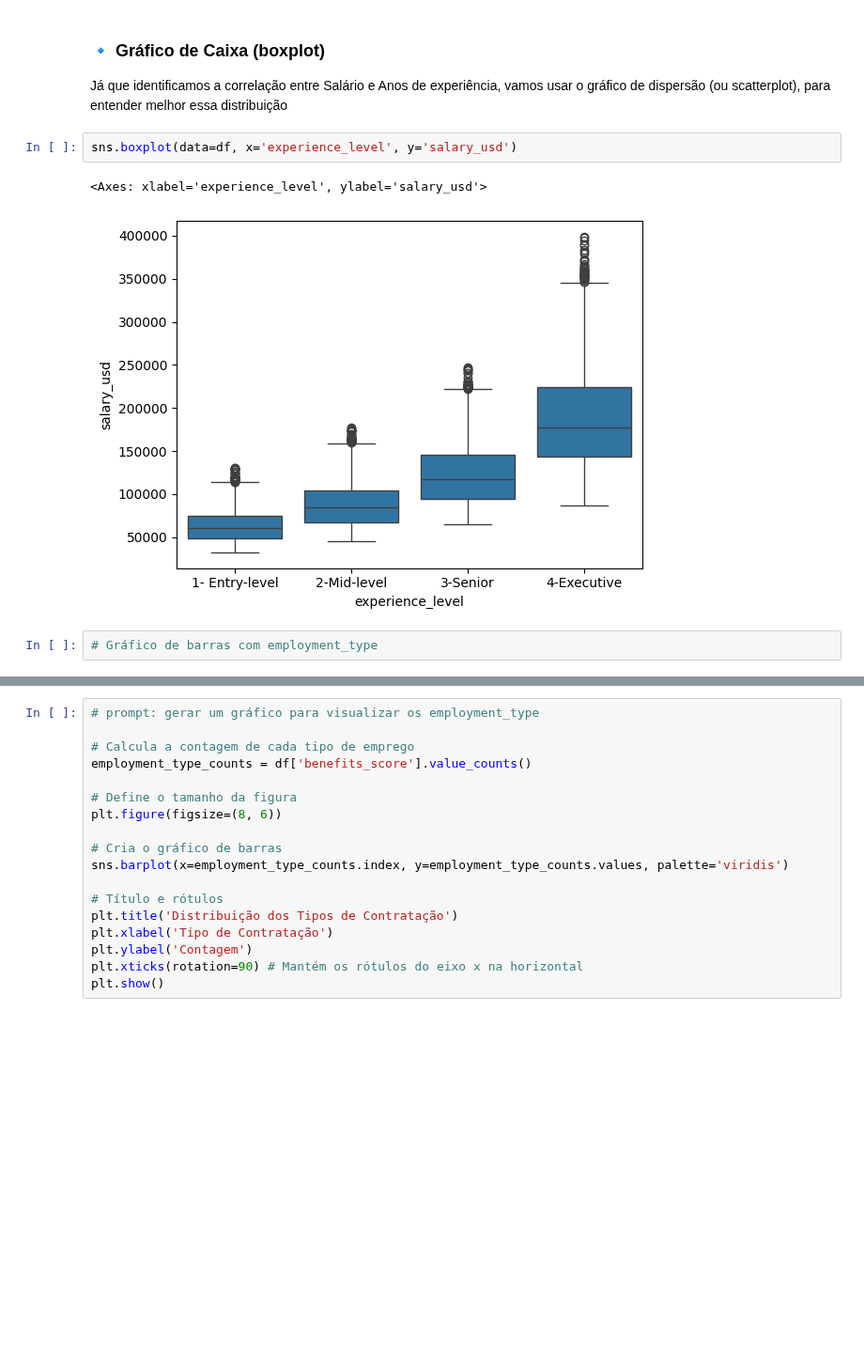
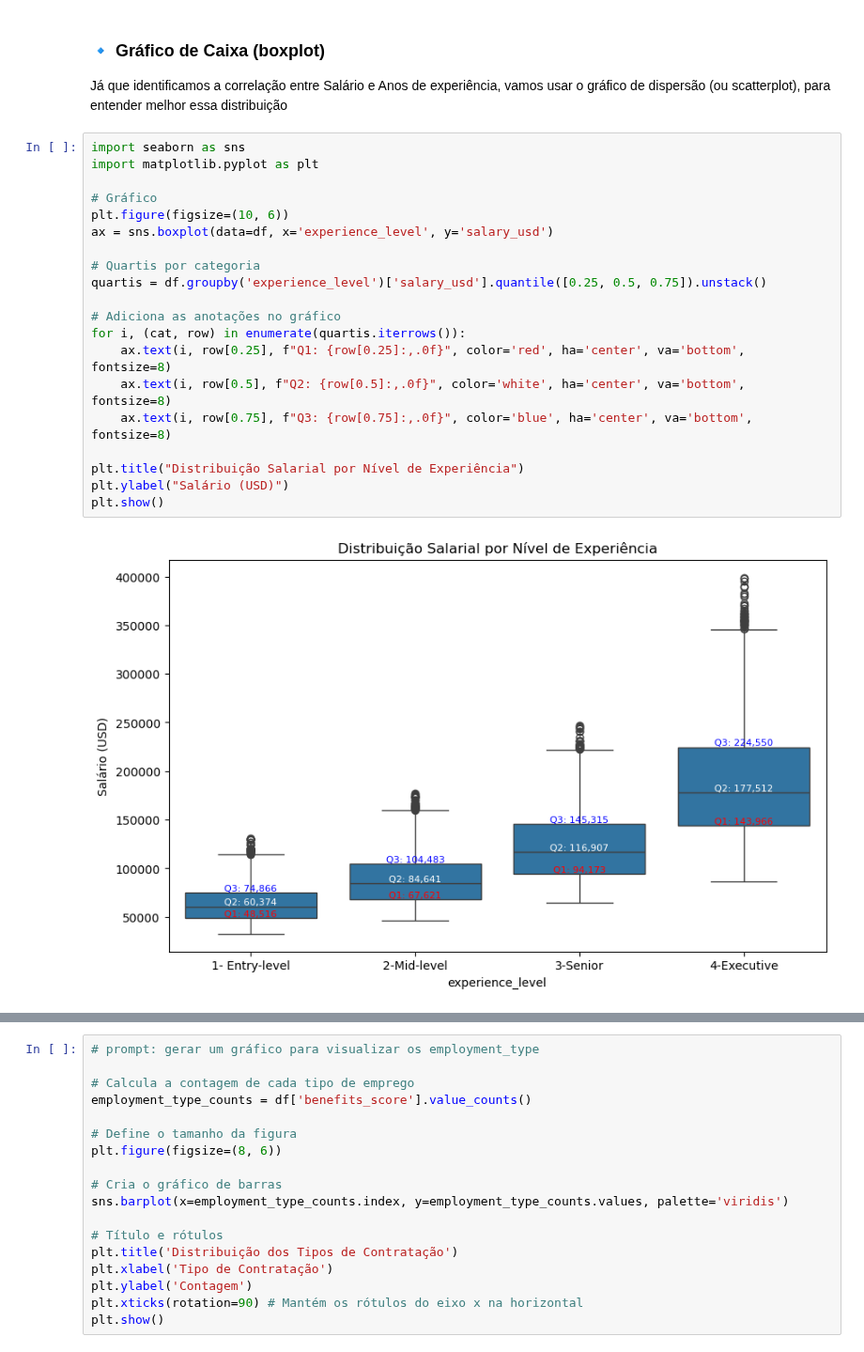
Before and after one commit to Cavalheiro93/mvp-data-analyst-global-ai-market, a Jupyter notebook: Projeto_MVP.ipynb, the cells around one changed output, grey strips where cells are left out. Shown at 94% size. Saved outputs shown, nothing was run; the diff lists cells and outputs as text; blank space fills up the shorter version.

Commit message:
Novos gráficos adicionados e ajuste no Boxplot e inclusão do resumo do gráfico

```diff
--- a/Projeto_MVP.ipynb
+++ b/Projeto_MVP.ipynb
@@ -316,10 +317,25 @@ Resumo:
 # %% [markdown]
 ### 🔹 Gráfico de Caixa (boxplot)
 Já que identificamos a correlação entre Salário e Anos de experiência, vamos usar o gráfico de dispersão (ou scatterplot), para entender melhor essa distribuição
-# %%
-sns.boxplot(data=df, x='experience_level', y='salary_usd')
-# %% [output]
-<Axes: xlabel='experience_level', ylabel='salary_usd'>
-[figure, removed]
-# %%
-# Gráfico de barras com employment_type
+# %%
+import seaborn as sns
+import matplotlib.pyplot as plt
+
+# Gráfico
+plt.figure(figsize=(10, 6))
+ax = sns.boxplot(data=df, x='experience_level', y='salary_usd')
+
+# Quartis por categoria
+quartis = df.groupby('experience_level')['salary_usd'].quantile([0.25, 0.5, 0.75]).unstack()
+
+# Adiciona as anotações no gráfico
+for i, (cat, row) in enumerate(quartis.iterrows()):
+    ax.text(i, row[0.25], f"Q1: {row[0.25]:,.0f}", color='red', ha='center', va='bottom', fontsize=8)
+    ax.text(i, row[0.5], f"Q2: {row[0.5]:,.0f}", color='white', ha='center', va='bottom', fontsize=8)
+    ax.text(i, row[0.75], f"Q3: {row[0.75]:,.0f}", color='blue', ha='center', va='bottom', fontsize=8)
+
+plt.title("Distribuição Salarial por Nível de Experiência")
+plt.ylabel("Salário (USD)")
+plt.show()
+# %% [output]
+[figure, added]
```
Also changed, not shown: parts of 6 cells of this notebook, 1 other file.
